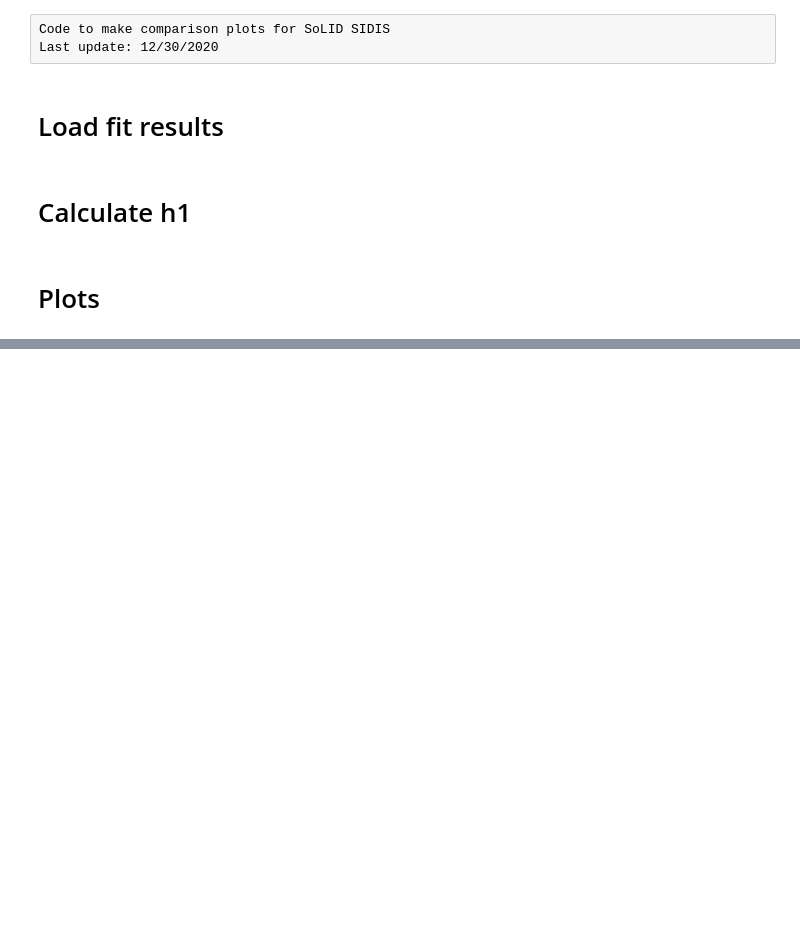
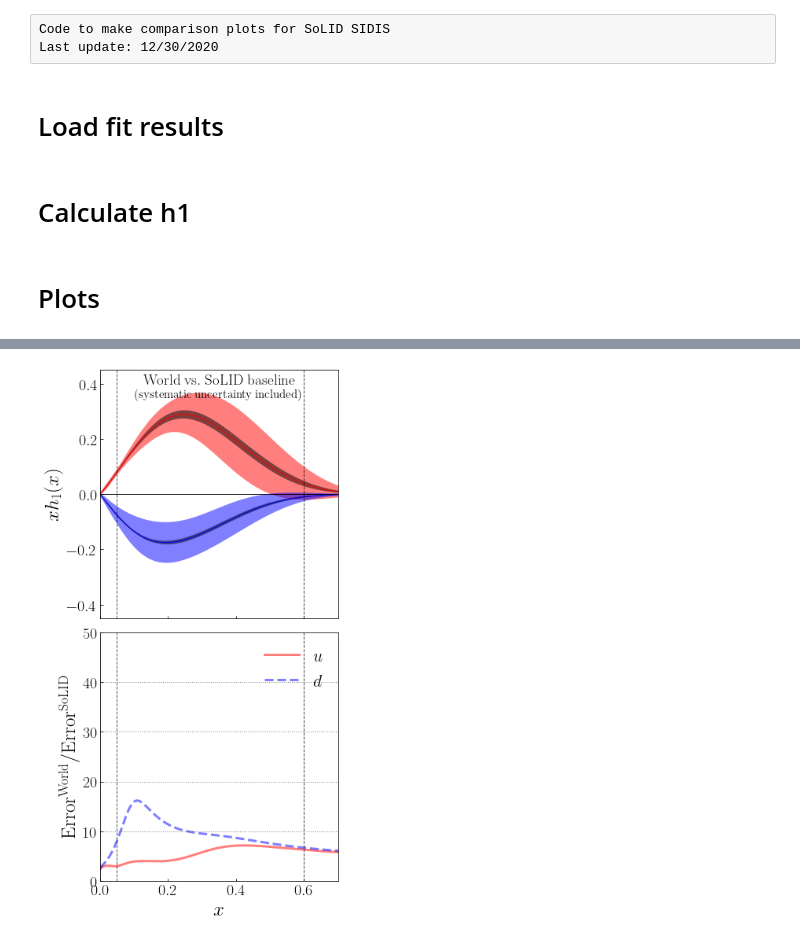
Before and after one commit to nathalysns/LiuSIDIS, a Jupyter notebook: SoLID/sidis2020/plot-transversity.ipynb, the cells around one changed output, grey strips where cells are left out. Saved outputs shown, nothing was run; the diff lists cells and outputs as text; code cells hidden in the pictures; blank space fills up the shorter version.

```diff
--- a/SoLID/sidis2020/plot-transversity.ipynb
+++ b/SoLID/sidis2020/plot-transversity.ipynb
@@ -28,6 +28,10 @@ par['sbs+clas+base'] = pd.read_csv('outputcollins/out-sbsclasbase.dat', delim_wh
 par['sbs+clas+basesyst'] = pd.read_csv('outputcollins/out-sbsclasbasesyst.dat', delim_whitespace=True, index_col=False)
 par['sbs+clas+enhanced'] = pd.read_csv('outputcollins/out-sbsclasenhanced.dat', delim_whitespace=True, index_col=False)
 par['sbs+clas+enhancedsyst'] = pd.read_csv('outputcollins/out-sbsclasenhancedsyst.dat', delim_whitespace=True, index_col=False)
+par['base3he'] = pd.read_csv('outputcollins/out-base3he.dat', delim_whitespace=True, index_col=False)
+par['base3hesyst'] = pd.read_csv('outputcollins/out-base3hesyst.dat', delim_whitespace=True, index_col=False)
+par['enhanced3he'] = pd.read_csv('outputcollins/out-enhanced3he.dat', delim_whitespace=True, index_col=False)
+par['enhanced3hesyst'] = pd.read_csv('outputcollins/out-enhanced3hesyst.dat', delim_whitespace=True, index_col=False)
 # %% [markdown]
 # Calculate h1
 # %%
@@ -37,11 +41,13 @@ def h1calc(pset,Q2,tol):
     for x in X:
         xu = []
         xd = []
+        ratio = []
         for i in range(len(pset)):
             h1 = tmd.h1col(x,Q2,'proton',pset.loc[i])
             xu.append(x*h1[2])
             xd.append(x*h1[1])
-        xh1 = xh1.append({'x':x,'xu':np.mean(xu),'Exu':tol*np.std(xu),'xd':np.mean(xd),'Exd':tol*np.std(xd)},ignore_index=True)
+            ratio.append(h1[1]/h1[2])
+        xh1 = xh1.append({'x':x,'xu':np.mean(xu),'Exu':tol*np.std(xu),'xd':np.mean(xd),'Exd':tol*np.std(xd), "d/u":np.mean(ratio), "Ed/u":tol*np.std(ratio)},ignore_index=True)
     return xh1
 # %%
 Q2 = 2.4
@@ -60,5 +66,9 @@ h1['sbs+clas+base'] = h1calc(par['sbs+clas+base'],Q2,tol)
 h1['sbs+clas+basesyst'] = h1calc(par['sbs+clas+basesyst'],Q2,tol)
 h1['sbs+clas+enhanced'] = h1calc(par['sbs+clas+enhanced'],Q2,tol)
 h1['sbs+clas+enhancedsyst'] = h1calc(par['sbs+clas+enhancedsyst'],Q2,tol)
+h1['base3he'] = h1calc(par['base3he'],Q2,tol)
+h1['base3hesyst'] = h1calc(par['base3hesyst'],Q2,tol)
+h1['enhanced3he'] = h1calc(par['enhanced3he'],Q2,tol)
+h1['enhanced3hesyst'] = h1calc(par['enhanced3hesyst'],Q2,tol)
 # %% [markdown]
 # Plots
@@ -510,0 +75,55 @@ fig.savefig('gallary/trans-world-enhancedsyst.pdf')
+# %%
+nrows, ncols = 2, 1
+
+fig = plt.figure(figsize=(ncols*5.5,nrows*5))
+
+data1, data2 = h1['world'], h1['basesyst']
+ylabel = r'$\rm Error^{World}/Error^{SoLID}$'
+title1 = r'$\rm World~vs.~SoLID~baseline$'
+title2 = r'$\rm (systematic~uncertainty~included)$'
+
+ax = fig.add_subplot(nrows, ncols, 1)
+ax.fill_between(data1['x'], data1['xu']-data1['Exu'], data1['xu']+data1['Exu'],\
+               color='red', alpha=0.5, linewidth=0)
+ax.fill_between(data1['x'], data1['xd']-data1['Exd'], data1['xd']+data1['Exd'],\
+               color='blue', alpha=0.5, linewidth=0)
+ax.fill_between(data2['x'], data2['xu']-data2['Exu'], data2['xu']+data2['Exu'],\
+               color='black', alpha=0.5, linewidth=0)
+ax.fill_between(data2['x'], data2['xd']-data2['Exd'], data2['xd']+data2['Exd'],\
+               color='black', alpha=0.5, linewidth=0)
+ax.plot(data2['x'], data2['xu'], color='red', linewidth=1)
+ax.plot(data2['x'], data2['xd'], color='blue', linewidth=1)
+ax.axhline(y=0, linestyle='-', color='black', alpha=0.9, linewidth=1)
+ax.axvline(x=0.05, linestyle='--', color='black', alpha=0.7, linewidth=1)
+ax.axvline(x=0.60, linestyle='--', color='black', alpha=0.7, linewidth=1)
+ax.set_ylabel(r'$xh_1(x)$', size=25)
+ax.set_xlim(0,0.7)
+ax.set_ylim(-0.45,0.45)
+#ax.set_xticks([0,0.2,0.4,0.6,0.8,1.0])
+ax.set_xticklabels([])
+ax.tick_params(axis='both', which='both', direction='in', labelsize=20)
+ax.text(0.5, 0.96, title1, horizontalalignment='center', verticalalignment='center', transform=ax.transAxes, fontsize=19)
+ax.text(0.5, 0.90, title2, horizontalalignment='center', verticalalignment='center', transform=ax.transAxes, fontsize=15)
+
+
+ax = fig.add_subplot(nrows, ncols, 2)
+ax.plot(data1['x'], data1['Exu']/data2['Exu'], color='red', alpha=0.5, linestyle='-', linewidth=3, label=r'$u$')
+ax.plot(data1['x'], data1['Exd']/data2['Exd'], color='blue', alpha=0.5, linestyle='--', linewidth=3, label=r'$d$')
+ax.axhline(y=10, linestyle=':', color='black', alpha=0.5, linewidth=1)
+ax.axhline(y=20, linestyle=':', color='black', alpha=0.5, linewidth=1)
+ax.axhline(y=30, linestyle=':', color='black', alpha=0.5, linewidth=1)
+ax.axhline(y=40, linestyle=':', color='black', alpha=0.5, linewidth=1)
+ax.axvline(x=0.05, linestyle='--', color='black', alpha=0.7, linewidth=1)
+ax.axvline(x=0.60, linestyle='--', color='black', alpha=0.7, linewidth=1)
+ax.set_xlabel(r'$x$', size=25)
+ax.set_ylabel(ylabel, size=25)
+ax.set_xlim(0,0.7)
+ax.set_ylim(0,50)
+#ax.set_xticks([0,0.2,0.4,0.6,0.8,1.0])
+ax.tick_params(axis='both', which='both', direction='in', labelsize=20)
+ax.legend(loc='upper right', frameon=False, fontsize=22)
+
+fig.tight_layout()
+fig.savefig('gallary/trans-world-basesyst.pdf')
+# %% [output]
+[figure, added]
```
Also changed, not shown: parts of 46 cells of this notebook, 57 other files.
